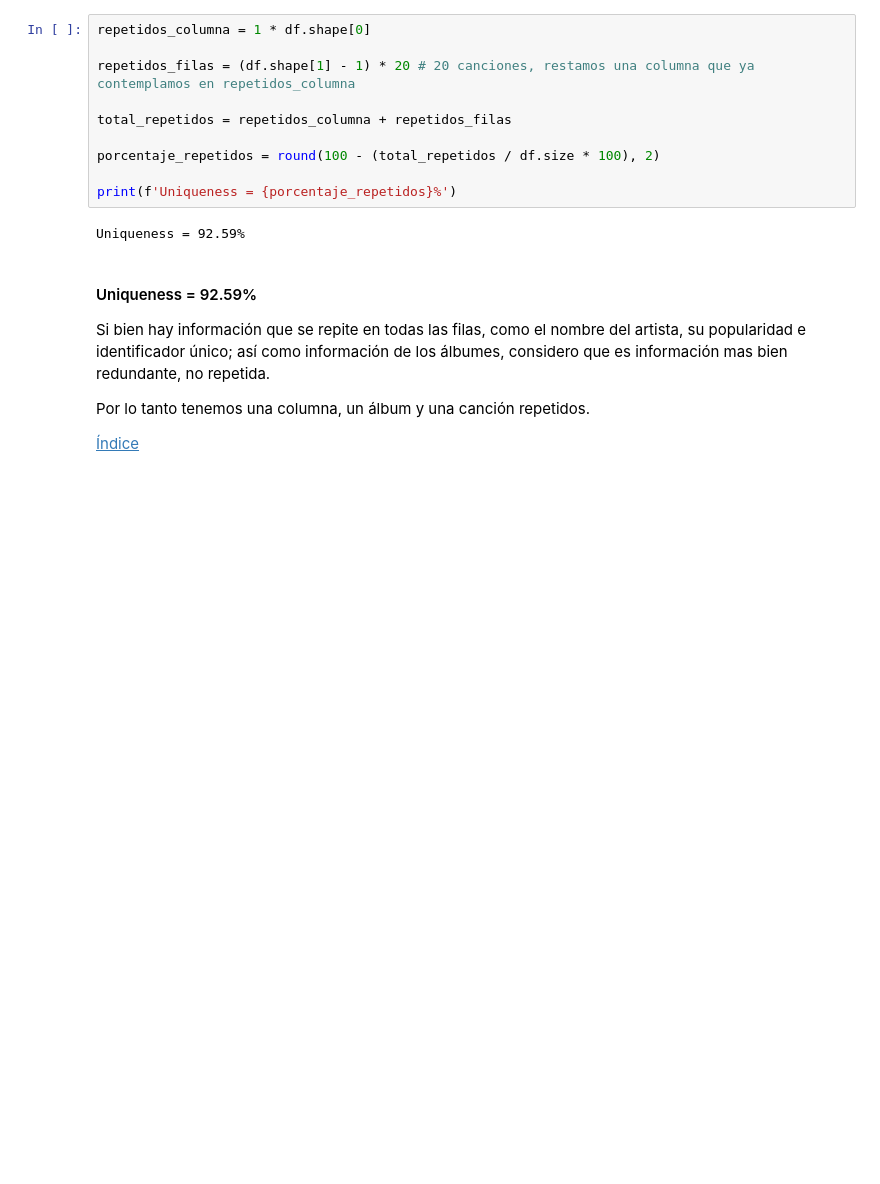
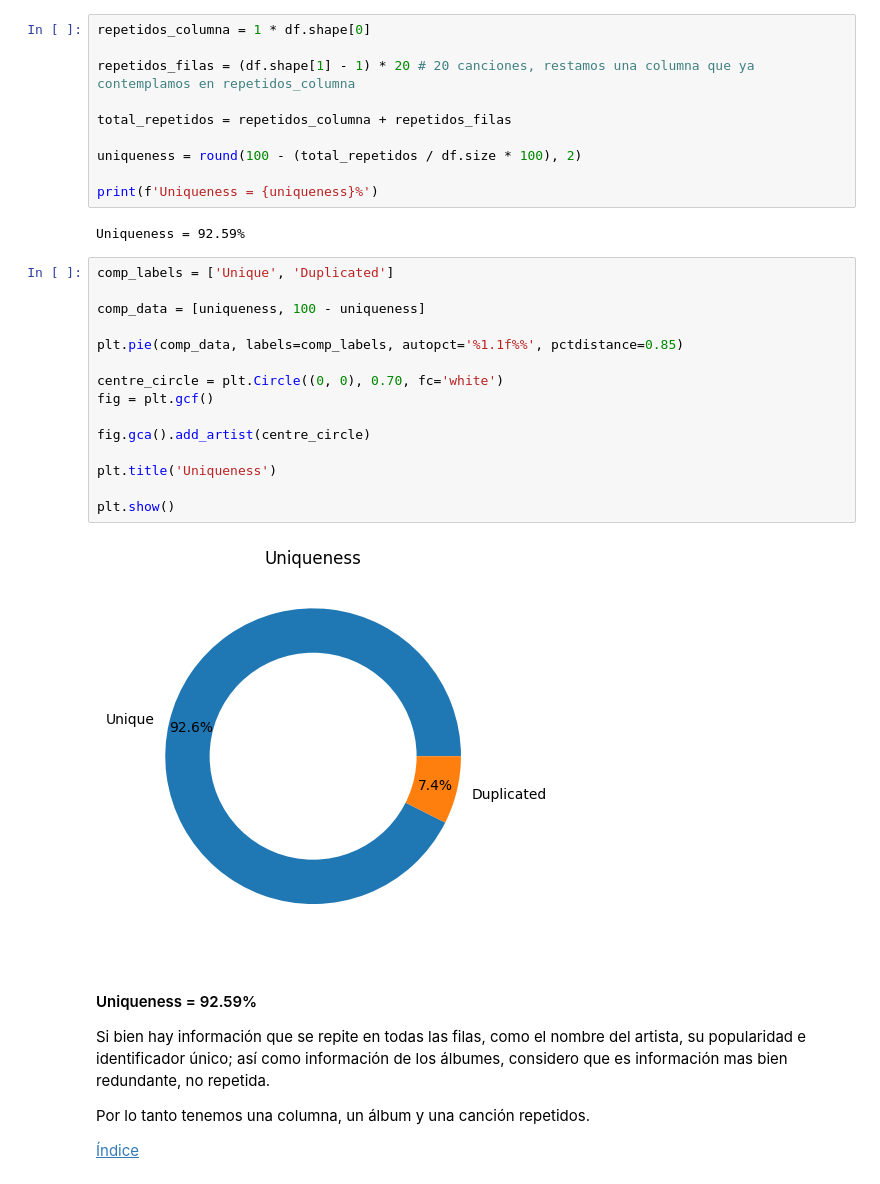
Before and after one commit to cristian-torres-ds/data_quality_engineer, a Jupyter notebook: data_quality_assessment.ipynb, the cells around one changed output. Saved outputs shown, nothing was run; the diff lists cells and outputs as text; blank space fills up the shorter version.

```diff
--- a/data_quality_assessment.ipynb
+++ b/data_quality_assessment.ipynb
@@ -655,11 +672,28 @@ repetidos_filas = (df.shape[1] - 1) * 20 # 20 canciones, restamos una columna qu
 
 total_repetidos = repetidos_columna + repetidos_filas
 
-porcentaje_repetidos = round(100 - (total_repetidos / df.size * 100), 2)
+uniqueness = round(100 - (total_repetidos / df.size * 100), 2)
 
-print(f'Uniqueness = {porcentaje_repetidos}%')
+print(f'Uniqueness = {uniqueness}%')
 # %% [output]
 Uniqueness = 92.59%
+# %%
+comp_labels = ['Unique', 'Duplicated']
+
+comp_data = [uniqueness, 100 - uniqueness]
+
+plt.pie(comp_data, labels=comp_labels, autopct='%1.1f%%', pctdistance=0.85)
+
+centre_circle = plt.Circle((0, 0), 0.70, fc='white')
+fig = plt.gcf()
+
+fig.gca().add_artist(centre_circle)
+
+plt.title('Uniqueness')
+
+plt.show()
+# %% [output]
+[figure, added]
 # %% [markdown]
 #### Uniqueness = 92.59% <a class="anchor" id="puntuacion_2"></a>
 
```
Also changed, not shown: parts of 12 cells of this notebook.
